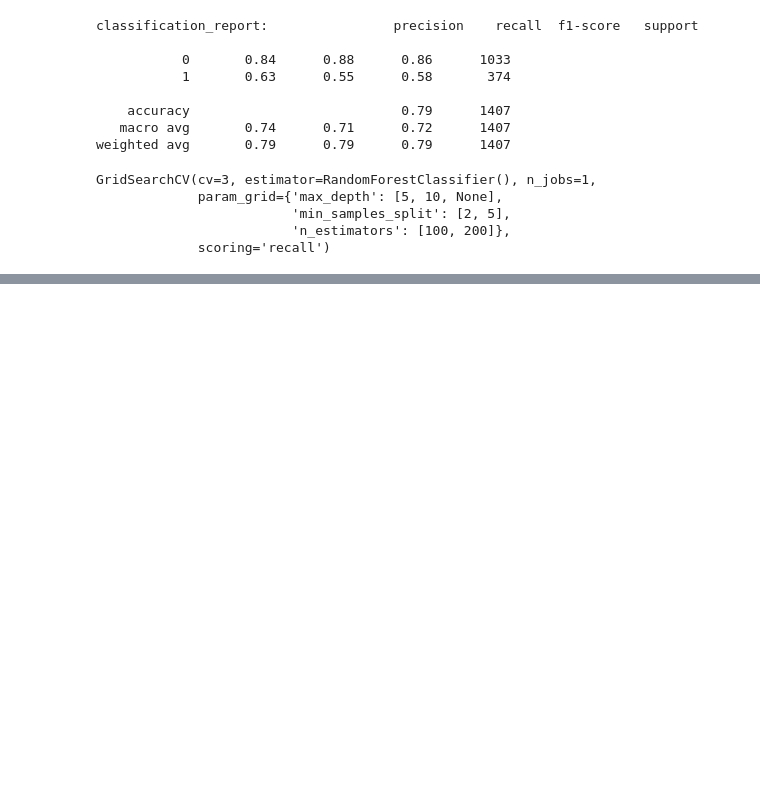
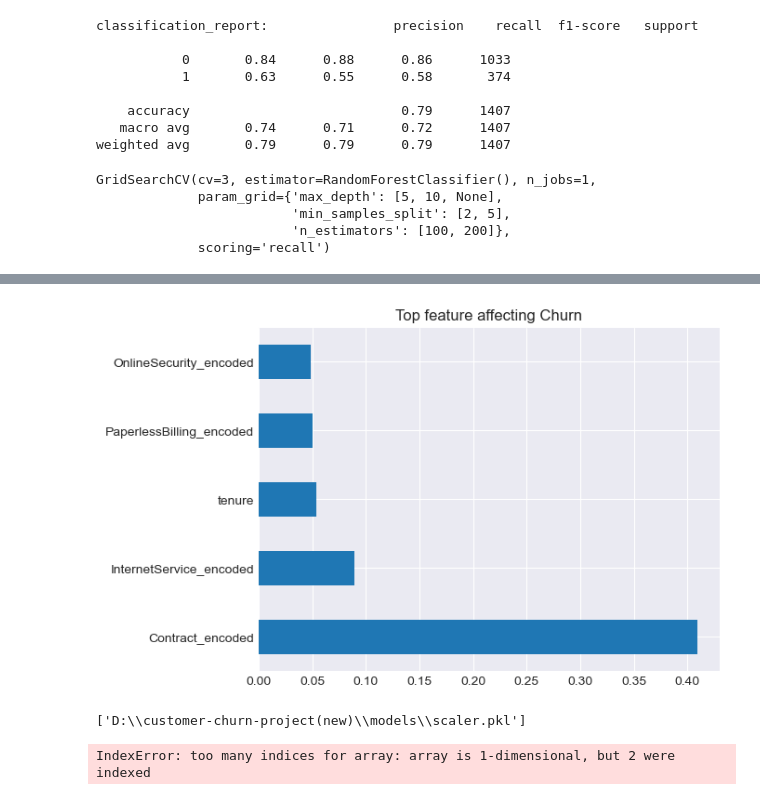
Before and after one commit to DareAtif/customer-churn-project-IMP, a Jupyter notebook: notebook/EDA.ipynb, the cells around one changed output, grey strips where cells are left out. Drawn from its saved outputs; the diff is of its cells as text; code cells hidden in the pictures; blank space fills up the shorter version.

```diff
--- a/notebook/EDA.ipynb
+++ b/notebook/EDA.ipynb
@@ -676,0 +690,8 @@ weighted avg       0.78      0.79      0.78      1407
+# %%
+grid_xgb = GridSearchCV(
+    xgb_model,
+    pram_grid_xgb,
+    cv=3,
+    scoring='recall',
+    n_jobs=1
+)
@@ -676,0 +751,24 @@ weighted avg       0.78      0.79      0.78      1407
+# %%
+# Features important
+
+feature_importance = pd.Series(best_xgb.feature_importances_,
+                               index=X.columns).sort_values(ascending=False)
+# %%
+feature_importance.head().plot(kind='barh')
+plt.title("Top feature affecting Churn")
+plt.show()
+# %% [output]
+[figure, added]
+# %%
+# save the Model
+import joblib
+joblib.dump(best_xgb,"D:\customer-churn-project(new)\models\churn_model.pkl")
+joblib.dump(scaler,"D:\customer-churn-project(new)\models\scaler.pkl")
+# %% [output]
+['D:\\customer-churn-project(new)\\models\\scaler.pkl']
+# %%
+# Probability Prediction
+proba = best_xgb.predict(X_test)[:,1]
+print("Sample Probabilites: ",proba[:5])
+# %% [output]
+IndexError: too many indices for array: array is 1-dimensional, but 2 were indexed
```
Also changed, not shown: parts of 13 cells of this notebook, 2 other files.
